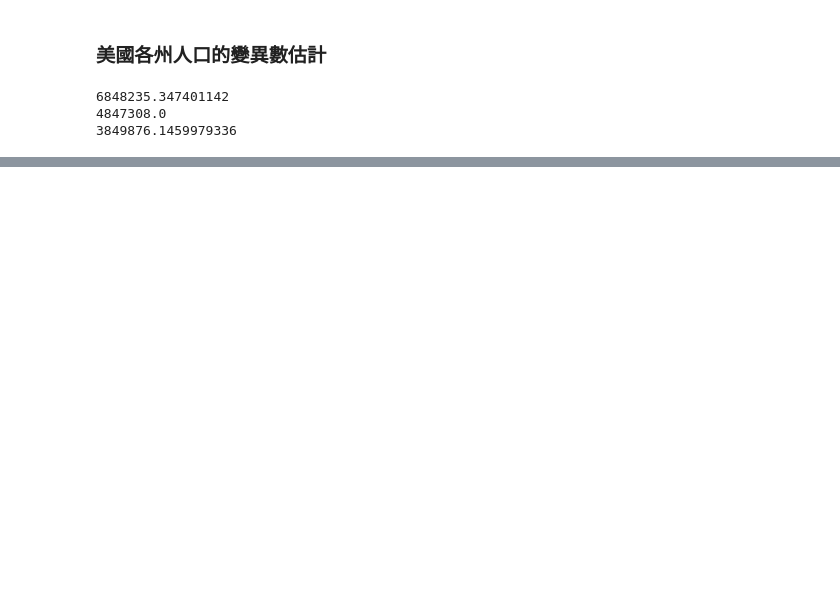
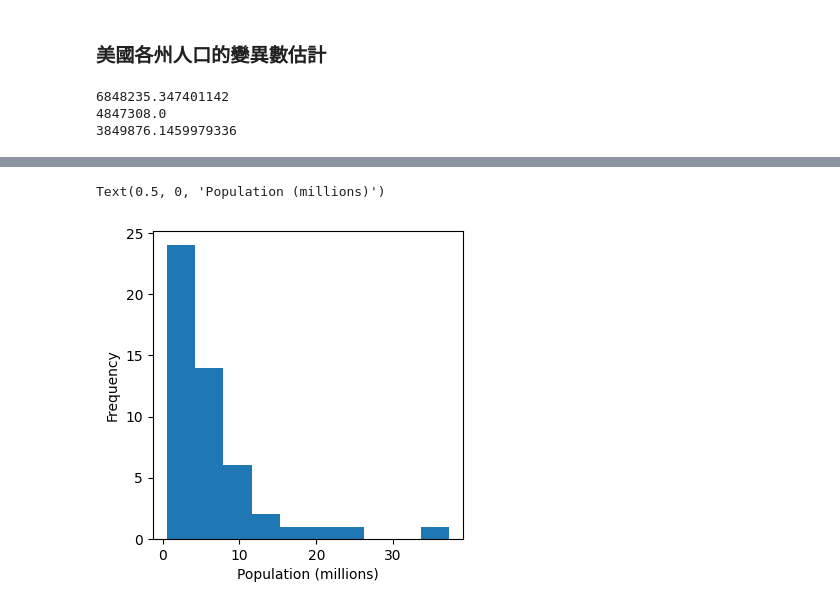
Before and after one commit to hsuxx289/BDSE36DS_Math, a Jupyter notebook: Practical Statistics for Data Scientists/01_EDA.ipynb, the cells around one changed output, grey strips where cells are left out. Saved outputs shown, nothing was run; the diff lists cells and outputs as text; code cells hidden in the pictures; blank space fills up the shorter version.

```diff
--- a/Practical Statistics for Data Scientists/01_EDA.ipynb
+++ b/Practical Statistics for Data Scientists/01_EDA.ipynb
@@ -67,0 +109,7 @@ print(robust.scale.mad(state['Population']))
+# %%
+# 直方圖
+ax = (state['Population'] / 1_000_000).plot.hist(figsize=(4, 4))
+ax.set_xlabel('Population (millions)')
+# %% [output]
+Text(0.5, 0, 'Population (millions)')
+[figure, added]
```
Also changed, not shown: parts of 29 cells of this notebook.
